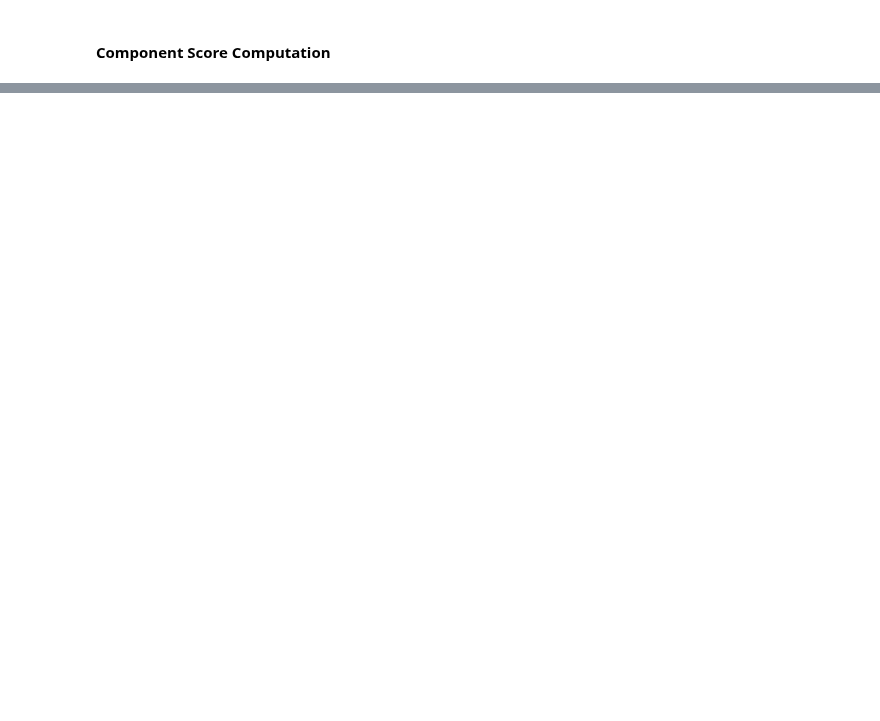
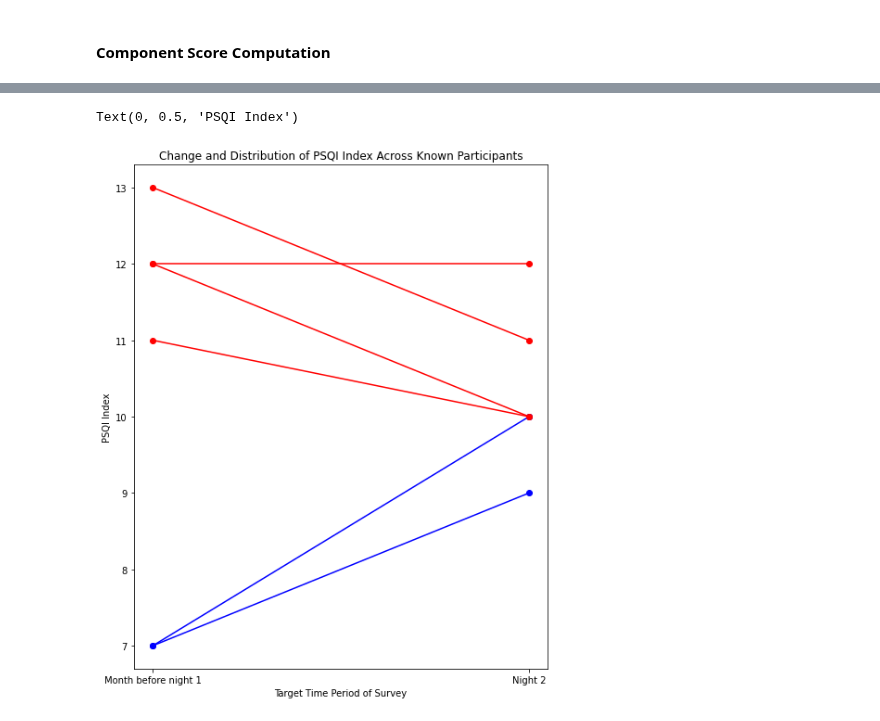
Before and after one commit to Bransthre/cogsci100-sleep-project, a Jupyter notebook: PSQI/response_index_scoring_script.ipynb, the cells around one changed output, grey strips where cells are left out. Cells and saved outputs as stored; diff of their text form; code cells hidden in the pictures; blank space fills up the shorter version.

```diff
--- a/PSQI/response_index_scoring_script.ipynb
+++ b/PSQI/response_index_scoring_script.ipynb
@@ -100,0 +116,3 @@ def get_component_7(response_df, categorical_map):
+# %%
+with open("./categorical_response_map.json") as f:
+    categorical_map = json.load(f)
@@ -100,0 +131,3 @@ def get_component_7(response_df, categorical_map):
+# %%
+example_response_data["PSQI"] = master_scoring(example_response_data, categorical_map["form_a"])
+example_response_data[["participant_ID", "PSQI"]]
@@ -100,0 +146,14 @@ def get_component_7(response_df, categorical_map):
+# %%
+example_response_data_b = pd.read_csv("./responses/form_b_example_responses.csv")
+example_response_data_b = example_response_data_b.set_axis(
+    [
+        "timestamp", "participant_ID",
+        "q1", "q2", "q3", "q4", "q5a", "q5b", "q5c", "q5d", "q5e", "q5f", "q5g", "q5h", "q5i", "q5j_text", "q5j_freq",
+        "q6", "q7", "q8", "q9"
+    ],
+    axis=1
+)
+# %%
+example_response_data_b["PSQI"] = master_scoring(example_response_data_b, categorical_map["form_b"])
+example_response_data_b["participant_ID"] = example_response_data_b["participant_ID"].str.upper()
+example_response_data_b[["participant_ID", "PSQI"]]
@@ -100,0 +171,24 @@ def get_component_7(response_df, categorical_map):
+# %%
+PSQI_complex = pd.merge(
+    left=example_response_data[["participant_ID", "PSQI"]],
+    right=example_response_data_b[["participant_ID", "PSQI"]],
+    left_on="participant_ID",
+    right_on="participant_ID",
+    suffixes=("_month_of_night_1", "_night_2")
+)
+fig, ax = plt.subplots(figsize=(8, 10))
+for entry_id in range(PSQI_complex.shape[0]):
+    line_color = "blue" if PSQI_complex.iloc[entry_id, 1] < PSQI_complex.iloc[entry_id, 2] else "red"
+    plt.plot(
+        [0, 1],
+        [PSQI_complex.iloc[entry_id, 1], PSQI_complex.iloc[entry_id, 2]],
+        marker="o",
+        color=line_color
+    )
+    plt.xticks([0, 1], ["Month before night 1", "Night 2"])
+plt.title("Change and Distribution of PSQI Index Across Known Participants")
+plt.xlabel("Target Time Period of Survey")
+plt.ylabel("PSQI Index")
+# %% [output]
+Text(0, 0.5, 'PSQI Index')
+[figure, added]
```
Also changed, not shown: parts of 12 cells of this notebook, 5 other files.
